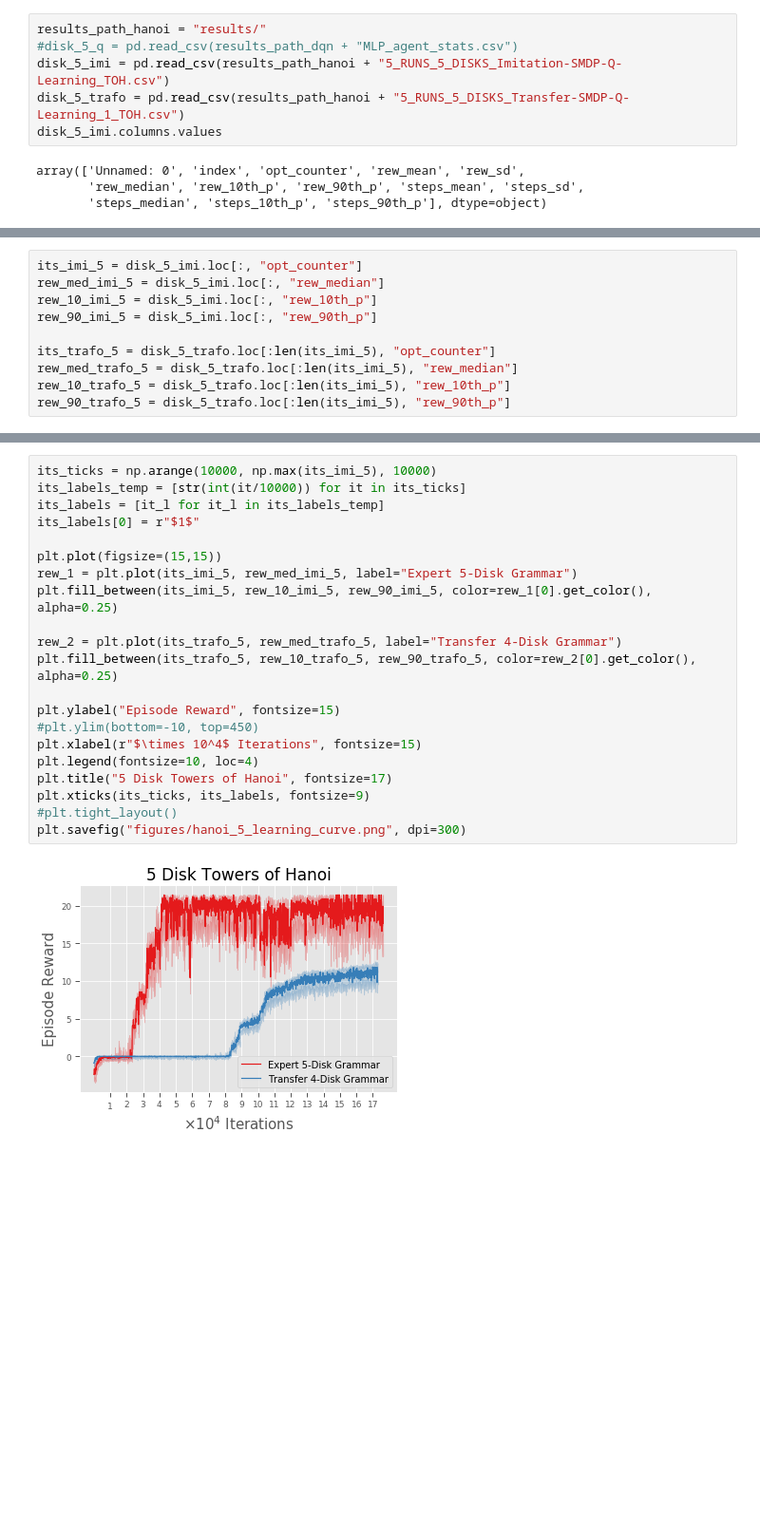
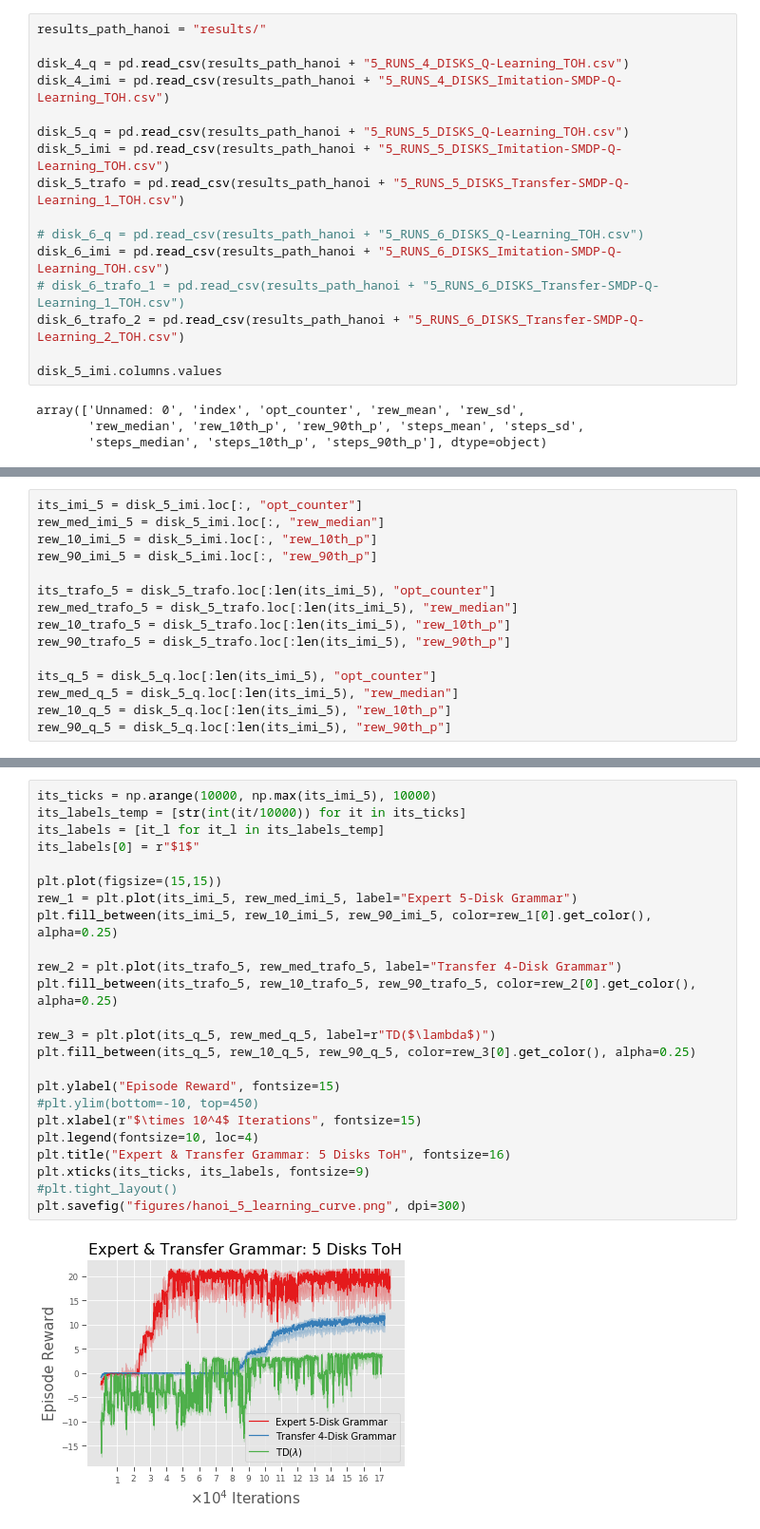
Before and after one commit to RobertTLange/action-grammars-hrl, a Jupyter notebook: z_exploration.ipynb, the cells around one changed output, grey strips where cells are left out. Shown at 95% size. Cells and saved outputs as stored; diff of their text form; blank space fills up the shorter version.

```diff
--- a/z_exploration.ipynb
+++ b/z_exploration.ipynb
@@ -11,9 +11,19 @@ sns.set_context('paper')
 # Visualize Towers of Hanoi Results
 # %%
 results_path_hanoi = "results/"
-#disk_5_q = pd.read_csv(results_path_dqn + "MLP_agent_stats.csv")
+
+disk_4_q = pd.read_csv(results_path_hanoi + "5_RUNS_4_DISKS_Q-Learning_TOH.csv")
+disk_4_imi = pd.read_csv(results_path_hanoi + "5_RUNS_4_DISKS_Imitation-SMDP-Q-Learning_TOH.csv")
+
+disk_5_q = pd.read_csv(results_path_hanoi + "5_RUNS_5_DISKS_Q-Learning_TOH.csv")
 disk_5_imi = pd.read_csv(results_path_hanoi + "5_RUNS_5_DISKS_Imitation-SMDP-Q-Learning_TOH.csv")
 disk_5_trafo = pd.read_csv(results_path_hanoi + "5_RUNS_5_DISKS_Transfer-SMDP-Q-Learning_1_TOH.csv")
+
+# disk_6_q = pd.read_csv(results_path_hanoi + "5_RUNS_6_DISKS_Q-Learning_TOH.csv")
+disk_6_imi = pd.read_csv(results_path_hanoi + "5_RUNS_6_DISKS_Imitation-SMDP-Q-Learning_TOH.csv")
+# disk_6_trafo_1 = pd.read_csv(results_path_hanoi + "5_RUNS_6_DISKS_Transfer-SMDP-Q-Learning_1_TOH.csv")
+disk_6_trafo_2 = pd.read_csv(results_path_hanoi + "5_RUNS_6_DISKS_Transfer-SMDP-Q-Learning_2_TOH.csv")
+
 disk_5_imi.columns.values
 # %% [output]
 array(['Unnamed: 0', 'index', 'opt_counter', 'rew_mean', 'rew_sd',
@@ -29,3 +53,8 @@ its_trafo_5 = disk_5_trafo.loc[:len(its_imi_5), "opt_counter"]
 rew_med_trafo_5 = disk_5_trafo.loc[:len(its_imi_5), "rew_median"]
 rew_10_trafo_5 = disk_5_trafo.loc[:len(its_imi_5), "rew_10th_p"]
 rew_90_trafo_5 = disk_5_trafo.loc[:len(its_imi_5), "rew_90th_p"]
+
+its_q_5 = disk_5_q.loc[:len(its_imi_5), "opt_counter"]
+rew_med_q_5 = disk_5_q.loc[:len(its_imi_5), "rew_median"]
+rew_10_q_5 = disk_5_q.loc[:len(its_imi_5), "rew_10th_p"]
+rew_90_q_5 = disk_5_q.loc[:len(its_imi_5), "rew_90th_p"]
@@ -32,23 +78,26 @@ rew_90_trafo_5 = disk_5_trafo.loc[:len(its_imi_5), "rew_90th_p"]
 # %%
 its_ticks = np.arange(10000, np.max(its_imi_5), 10000)
 its_labels_temp = [str(int(it/10000)) for it in its_ticks]
 its_labels = [it_l for it_l in its_labels_temp]
 its_labels[0] = r"$1$"
 
 plt.plot(figsize=(15,15))
 rew_1 = plt.plot(its_imi_5, rew_med_imi_5, label="Expert 5-Disk Grammar")
 plt.fill_between(its_imi_5, rew_10_imi_5, rew_90_imi_5, color=rew_1[0].get_color(), alpha=0.25)
 
 rew_2 = plt.plot(its_trafo_5, rew_med_trafo_5, label="Transfer 4-Disk Grammar")
 plt.fill_between(its_trafo_5, rew_10_trafo_5, rew_90_trafo_5, color=rew_2[0].get_color(), alpha=0.25)
 
+rew_3 = plt.plot(its_q_5, rew_med_q_5, label=r"TD($\lambda$)")
+plt.fill_between(its_q_5, rew_10_q_5, rew_90_q_5, color=rew_3[0].get_color(), alpha=0.25)
+
 plt.ylabel("Episode Reward", fontsize=15)
 #plt.ylim(bottom=-10, top=450)
 plt.xlabel(r"$\times 10^4$ Iterations", fontsize=15)
 plt.legend(fontsize=10, loc=4)
-plt.title("5 Disk Towers of Hanoi", fontsize=17)
+plt.title("Expert & Transfer Grammar: 5 Disks ToH", fontsize=16)
 plt.xticks(its_ticks, its_labels, fontsize=9)
 #plt.tight_layout()
 plt.savefig("figures/hanoi_5_learning_curve.png", dpi=300)
 # %% [output]
-[figure, old version]
+[figure, new version]
```
Also changed, not shown: parts of 20 cells of this notebook, 30 other files.
